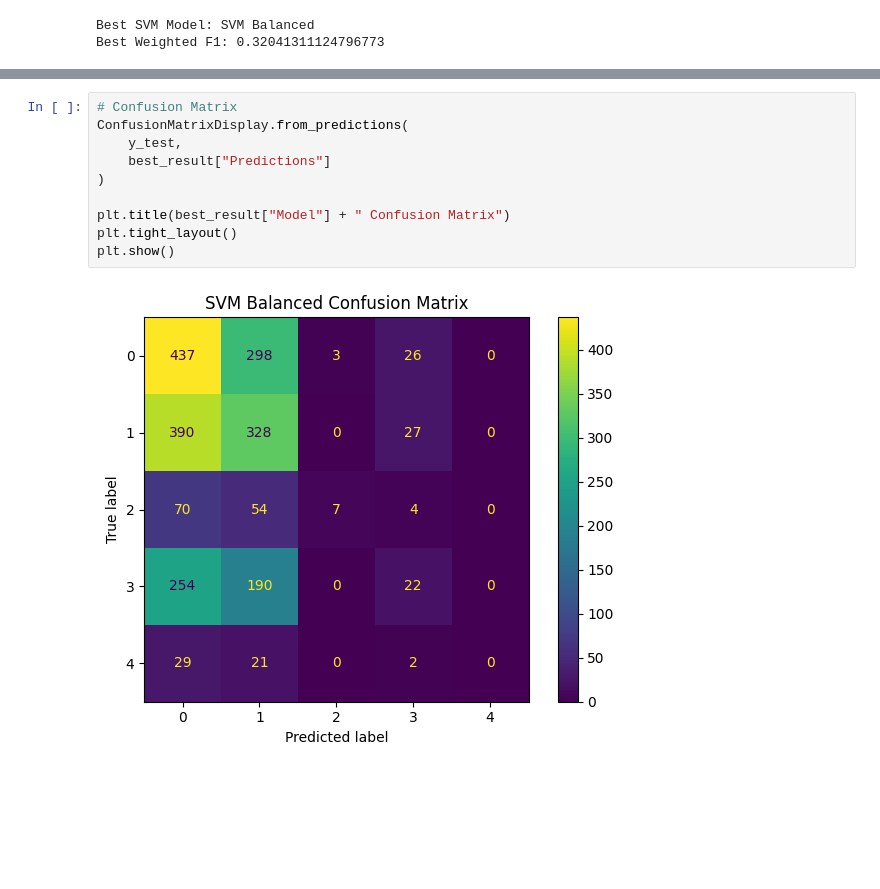
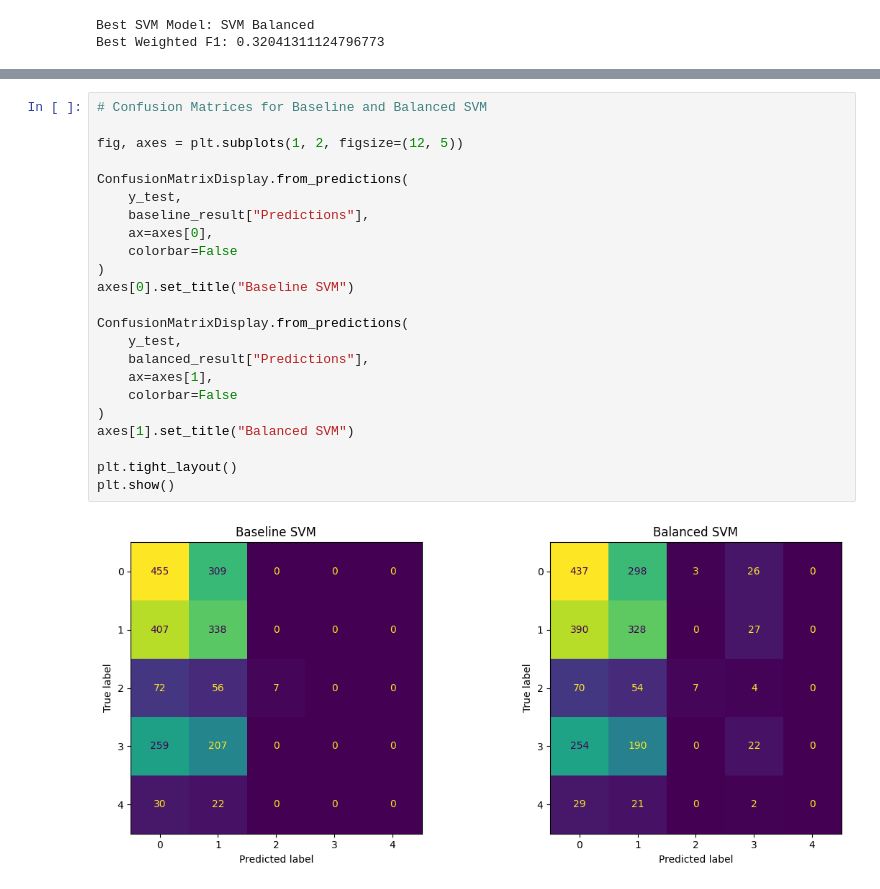
Before and after one commit to AngelaLee03/ProjectFinalReport, a Jupyter notebook: models/SVM.ipynb, the cells around one changed output, grey strips where cells are left out. Drawn from its saved outputs; the diff is of its cells as text; blank space fills up the shorter version.

```diff
--- a/models/SVM.ipynb
+++ b/models/SVM.ipynb
@@ -337,12 +447,25 @@ Best Weighted F1: 0.32041311124796773
 # %%
-# Confusion Matrix
+# Confusion Matrices for Baseline and Balanced SVM
+
+fig, axes = plt.subplots(1, 2, figsize=(12, 5))
+
 ConfusionMatrixDisplay.from_predictions(
     y_test,
-    best_result["Predictions"]
+    baseline_result["Predictions"],
+    ax=axes[0],
+    colorbar=False
 )
+axes[0].set_title("Baseline SVM")
 
-plt.title(best_result["Model"] + " Confusion Matrix")
+ConfusionMatrixDisplay.from_predictions(
+    y_test,
+    balanced_result["Predictions"],
+    ax=axes[1],
+    colorbar=False
+)
+axes[1].set_title("Balanced SVM")
+
 plt.tight_layout()
 plt.show()
 # %% [output]
-[figure, old version]
+[figure, new version]
```
Also changed, not shown: parts of 5 cells of this notebook, 2 other files.
